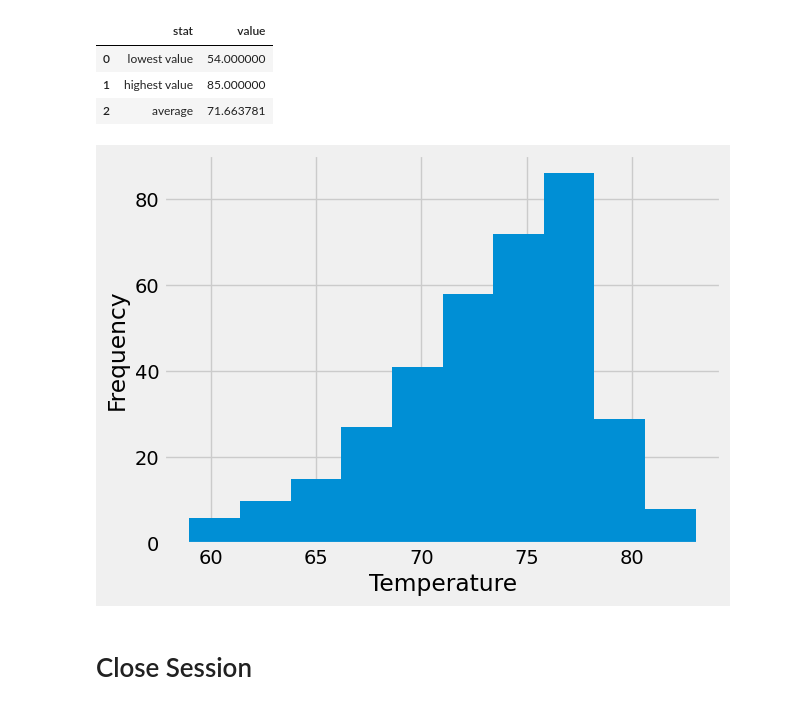
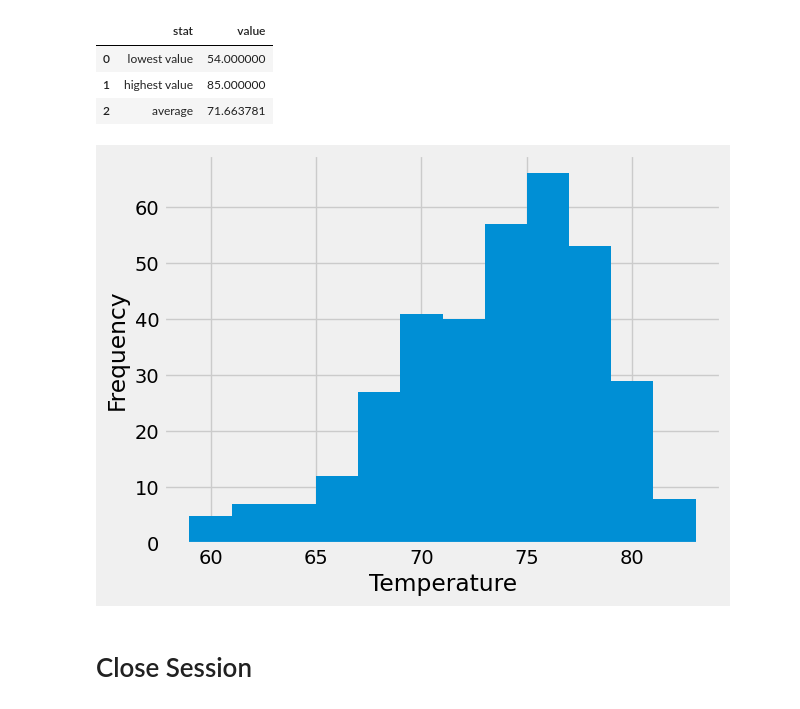
Before and after one commit to NysB/sqlalchemy-challenge, a Jupyter notebook: SurfsUp/climate_starter.ipynb, the cells around one changed output. Cells and saved outputs as stored; diff of their text form; code cells hidden in the pictures.

```diff
--- a/SurfsUp/climate_starter.ipynb
+++ b/SurfsUp/climate_starter.ipynb
@@ -211,17 +211,17 @@ most_active_station_df.head()
 # %%
 # Using the most active station id
 # Query the last 12 months of temperature observation data for this station and plot the results as a histogram
 
 last_12_months = session.query(measurement.tobs).filter(measurement.station == active_stations_df["station"][0]).filter(measurement.date >= date_one_year).filter(measurement.date <= recent_date_clean)
 
 temp_list = [x[0] for x in last_12_months]
 
-plt.hist(temp_list)
+plt.hist(temp_list, bins=12)
 plt.xlabel("Temperature")
 plt.ylabel("Frequency")
 plt.show()
 # %% [output]
-[figure, old version]
+[figure, new version]
 # %% [markdown]
 # Close Session
 # %%
```
